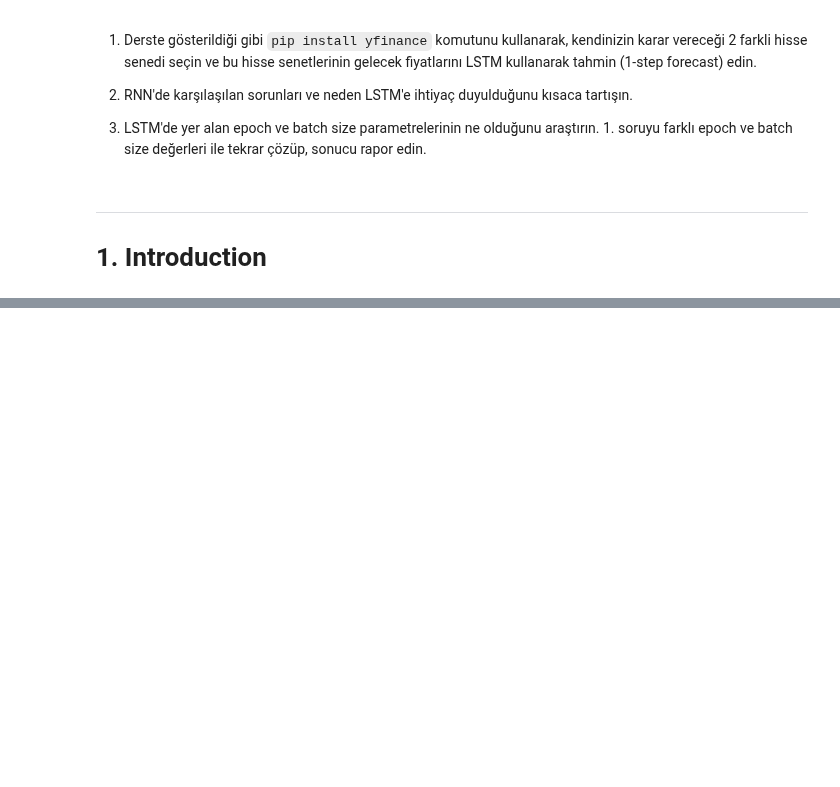
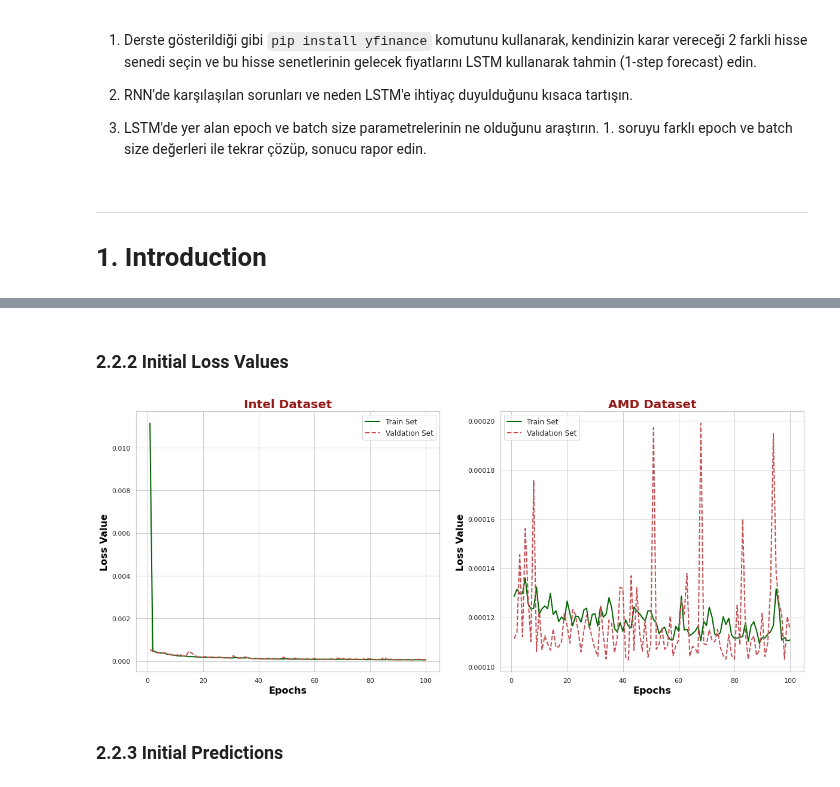
Before and after one commit to gulmert89/bootcamp_files, a Jupyter notebook: odev115_rnn.ipynb, the cells around one changed output, grey strips where cells are left out. Saved outputs shown, nothing was run; the diff lists cells and outputs as text; code cells hidden in the pictures; blank space fills up the shorter version.

```diff
--- a/odev115_rnn.ipynb
+++ b/odev115_rnn.ipynb
@@ -44,0 +116,4 @@ Successfully installed lxml-4.6.0 yfinance-0.1.55
+# %%
+# scale the sets (Volume & Average)
+intel_input = scale_01.fit_transform(intel.iloc[:, [-2, -1]].values)
+amd_input = scale_01.fit_transform(amd.iloc[:, [-2, -1]].values)
@@ -44,0 +191,58 @@ Successfully installed lxml-4.6.0 yfinance-0.1.55
+# %%
+model.compile(optimizer="adam", loss="mean_squared_error")
+# %%
+history_intel = model.fit(X_intel, y_intel,
+                epochs=100,
+                batch_size=128,
+                verbose=0,
+                validation_split=0.2)
+# %%
+history_amd = model.fit(X_amd, y_amd,
+                        epochs=100,
+                        batch_size=128,
+                        verbose=0,
+                        validation_split=0.2)
+# %% [markdown]
+### 2.2.2 Initial Loss Values
+# %%
+sns.set(style="whitegrid")
+title_font = {"family":"sans",
+              "color":"darkred",
+              "size":20,
+              "weight":"bold",
+              "alpha":0.9}
+axis_font = {"family":"sans-serif",
+              "color":"black",
+              "size":16,
+              "weight":"bold"}
+# plot the graphs
+plt.figure(figsize=(20,8))
+plt.subplot(1,2,1)
+plt.title("Intel Dataset", fontdict=title_font)
+plt.plot(range(1, len(history_intel.history["loss"])+1),
+         history_intel.history["loss"],
+         color="darkgreen", linewidth=2, label="Train Set")
+plt.plot(range(1, len(history_intel.history["val_loss"])+1),
+         history_intel.history["val_loss"],
+        "r--", linewidth=2, label="Valdation Set")
+plt.xlabel("Epochs", fontdict=axis_font)
+plt.ylabel("Loss Value", fontdict=axis_font)
+plt.legend(fontsize="medium", loc=0)
+
+plt.subplot(1,2,2)
+plt.title("AMD Dataset", fontdict=title_font)
+plt.plot(range(1, len(history_amd.history["loss"])+1),
+         history_amd.history["loss"],
+         color="darkgreen", linewidth=2, label="Train Set")
+plt.plot(range(1, len(history_amd.history["val_loss"])+1),
+         history_amd.history["val_loss"],
+        "r--", linewidth=2, label="Validation Set")
+plt.xlabel("Epochs", fontdict=axis_font)
+plt.ylabel("Loss Value", fontdict=axis_font)
+plt.legend(fontsize="medium", loc=0)
+
+plt.show()
+# %% [output]
+[figure, added]
+# %% [markdown]
+### 2.2.3 Initial Predictions
```
Also changed, not shown: parts of 20 cells of this notebook.
